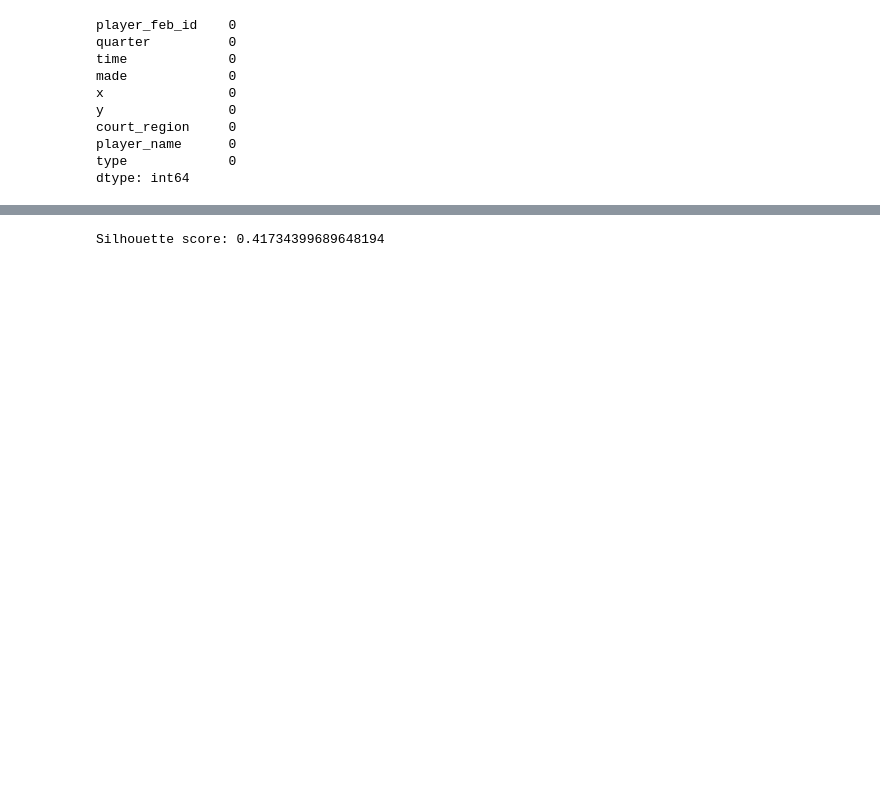
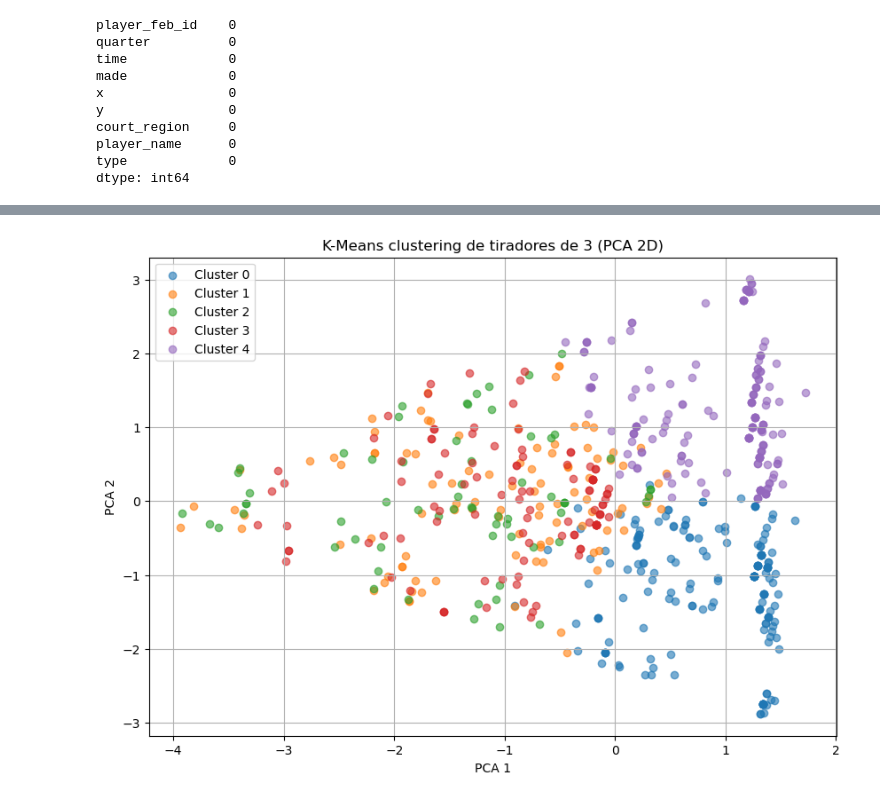
Before and after one commit to JoseGomez23/feb_jose_alvaro, a Jupyter notebook: feb_jose_alvaro.ipynb, the cells around one changed output, grey strips where cells are left out. Saved outputs shown, nothing was run; the diff lists cells and outputs as text; code cells hidden in the pictures; blank space fills up the shorter version.

Commit message:
most of the cleaning process done,  started testing clusters to see the best result

```diff
--- a/feb_jose_alvaro.ipynb
+++ b/feb_jose_alvaro.ipynb
@@ -112,0 +130,2 @@ dtype: int64
+# %%
+three_zones = ["C3L", "C3R", "Ce3L", "Ce3R", "E3L", "E3R"]
@@ -154,15 +257,39 @@ df_scaled.head()
 from sklearn.cluster import KMeans
 from sklearn.metrics import silhouette_score
 
-# Suponiendo X_scaled de las features total_shots y fg_percentage
-kmeans = KMeans(n_clusters=3, random_state=42)
-clusters = kmeans.fit_predict(X_scaled)
+# Definimos K (puedes cambiarlo luego)
+k = 5  # o el que hayas decidido
+kmeans = KMeans(n_clusters=k, random_state=42)
+labels = kmeans.fit_predict(X_scaled)
 
-# Añadir el cluster al DataFrame original
-df_players['cluster'] = clusters
-
-# Comprobar calidad del clustering
-score = silhouette_score(X_scaled, clusters)
-print("Silhouette score:", score)
+df_pivot_filtered["cluster"] = labels
-# %% [output]
-Silhouette score: 0.41734399689648194
+# %%
+from sklearn.decomposition import PCA
+
+pca = PCA(n_components=2, random_state=42)
+X_pca = pca.fit_transform(X_scaled)
+
+df_pivot_filtered["pca_1"] = X_pca[:, 0]
+df_pivot_filtered["pca_2"] = X_pca[:, 1]
+# %%
+import matplotlib.pyplot as plt
+
+plt.figure(figsize=(10, 7))
+
+for cluster in sorted(df_pivot_filtered["cluster"].unique()):
+    subset = df_pivot_filtered[df_pivot_filtered["cluster"] == cluster]
+    plt.scatter(
+        subset["pca_1"],
+        subset["pca_2"],
+        label=f"Cluster {cluster}",
+        alpha=0.6
+    )
+
+plt.xlabel("PCA 1")
+plt.ylabel("PCA 2")
+plt.title("K-Means clustering de tiradores de 3 (PCA 2D)")
+plt.legend()
+plt.grid(True)
+plt.show()
+# %% [output]
+[figure, added]
```
Also changed, not shown: parts of 15 cells of this notebook.
